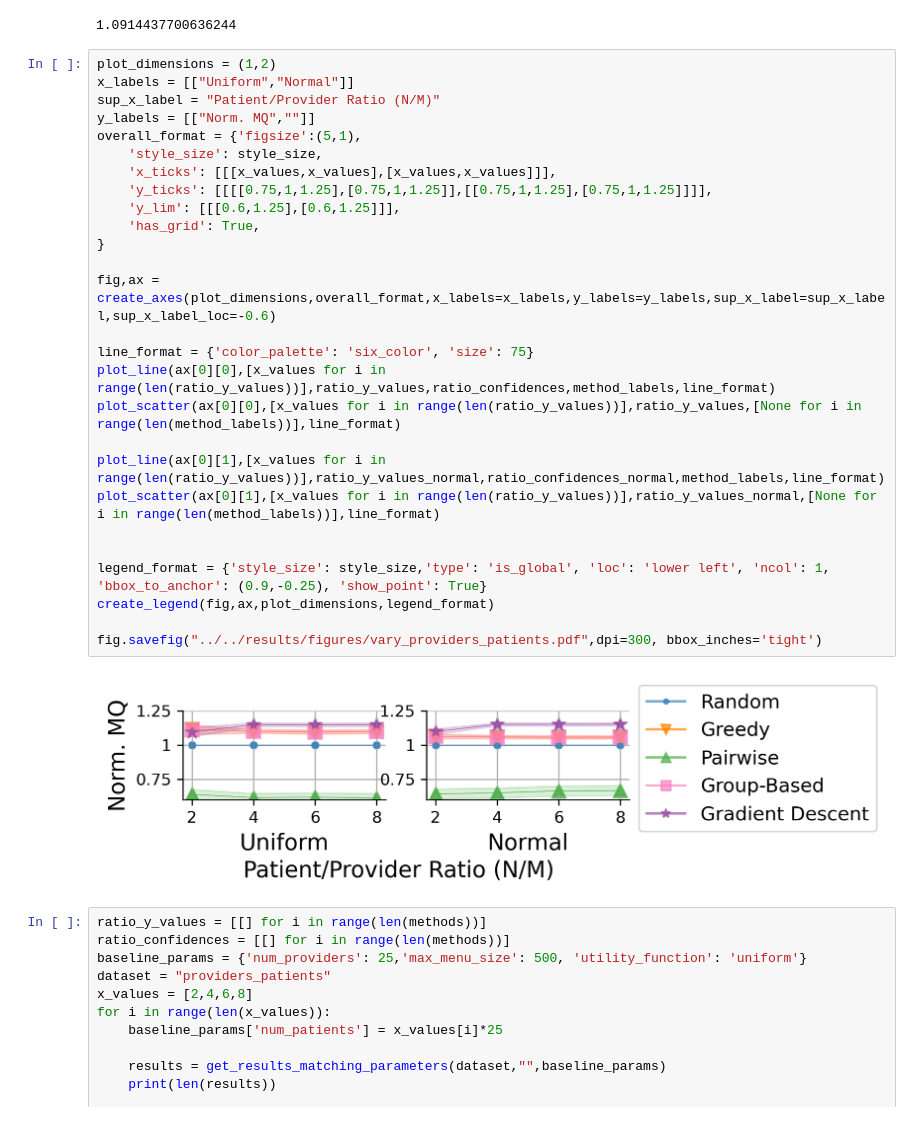
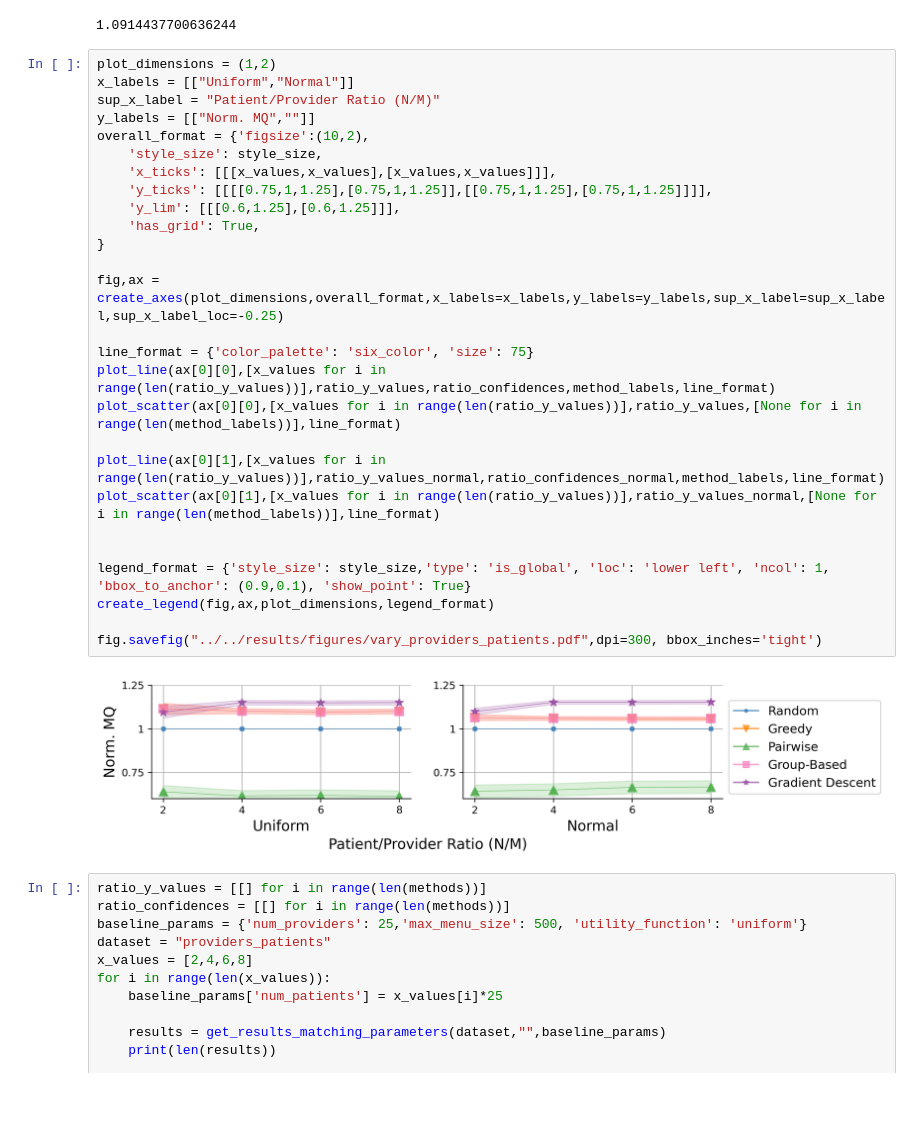
Before and after one commit to naveenr414/patient-provider, a Jupyter notebook: scripts/notebooks/Plotting.ipynb, the cells around one changed output. Cells and saved outputs as stored; diff of their text form.

Commit message:
Small plotting changes

```diff
--- a/scripts/notebooks/Plotting.ipynb
+++ b/scripts/notebooks/Plotting.ipynb
@@ -432,32 +432,32 @@ np.array(ratio_y_values_normal)[:,-1][-1]/np.array(ratio_y_values_normal)[:,-1][
 # %%
 plot_dimensions = (1,2)
 x_labels = [["Uniform","Normal"]]
 sup_x_label = "Patient/Provider Ratio (N/M)"
 y_labels = [["Norm. MQ",""]]
-overall_format = {'figsize':(5,1),
+overall_format = {'figsize':(10,2),
     'style_size': style_size,
     'x_ticks': [[[x_values,x_values],[x_values,x_values]]],
     'y_ticks': [[[[0.75,1,1.25],[0.75,1,1.25]],[[0.75,1,1.25],[0.75,1,1.25]]]],
     'y_lim': [[[0.6,1.25],[0.6,1.25]]],
     'has_grid': True,
 }
 
-fig,ax = create_axes(plot_dimensions,overall_format,x_labels=x_labels,y_labels=y_labels,sup_x_label=sup_x_label,sup_x_label_loc=-0.6)
+fig,ax = create_axes(plot_dimensions,overall_format,x_labels=x_labels,y_labels=y_labels,sup_x_label=sup_x_label,sup_x_label_loc=-0.25)
 
 line_format = {'color_palette': 'six_color', 'size': 75}
 plot_line(ax[0][0],[x_values for i in range(len(ratio_y_values))],ratio_y_values,ratio_confidences,method_labels,line_format)
 plot_scatter(ax[0][0],[x_values for i in range(len(ratio_y_values))],ratio_y_values,[None for i in range(len(method_labels))],line_format)
 
 plot_line(ax[0][1],[x_values for i in range(len(ratio_y_values))],ratio_y_values_normal,ratio_confidences_normal,method_labels,line_format)
 plot_scatter(ax[0][1],[x_values for i in range(len(ratio_y_values))],ratio_y_values_normal,[None for i in range(len(method_labels))],line_format)
 
 
-legend_format = {'style_size': style_size,'type': 'is_global', 'loc': 'lower left', 'ncol': 1, 'bbox_to_anchor': (0.9,-0.25), 'show_point': True}
+legend_format = {'style_size': style_size,'type': 'is_global', 'loc': 'lower left', 'ncol': 1, 'bbox_to_anchor': (0.9,0.1), 'show_point': True}
 create_legend(fig,ax,plot_dimensions,legend_format)
 
 fig.savefig("../../results/figures/vary_providers_patients.pdf",dpi=300, bbox_inches='tight')
 # %% [output]
-[figure, old version]
+[figure, new version]
 # %%
 ratio_y_values = [[] for i in range(len(methods))]
 ratio_confidences = [[] for i in range(len(methods))]
```
Also changed, not shown: parts of 10 cells of this notebook, 1 other file.
